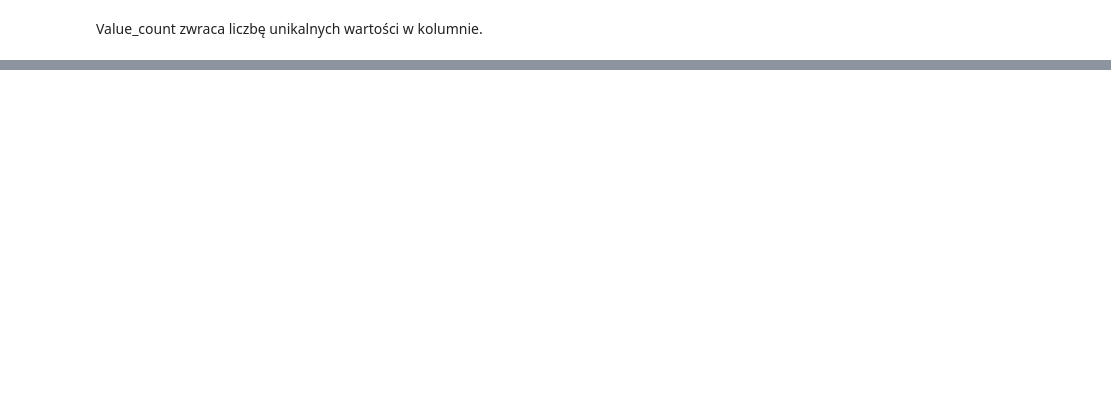
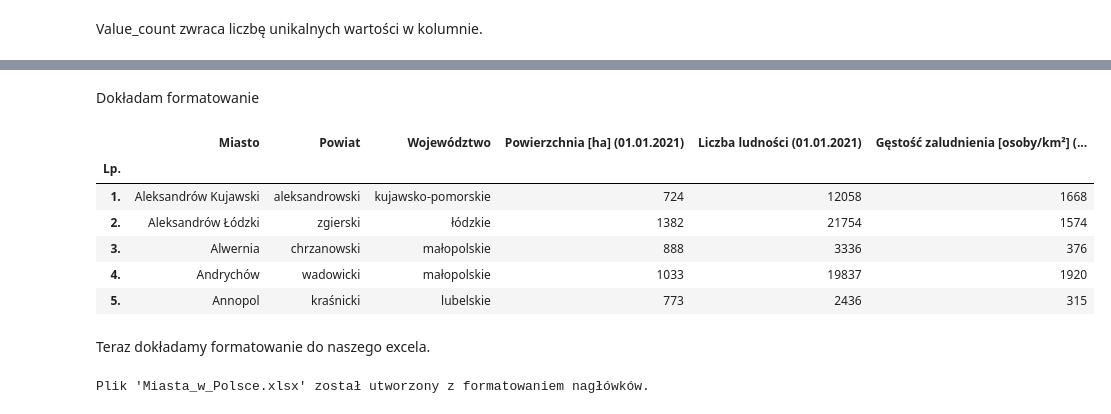
Before and after one commit to seweryn-mlodawski/jupitery, a Jupyter notebook: practice_8.ipynb, the cells around one changed output, grey strips where cells are left out. Cells and saved outputs as stored; diff of their text form; code cells hidden in the pictures; blank space fills up the shorter version.

```diff
--- a/practice_8.ipynb
+++ b/practice_8.ipynb
@@ -375,0 +858,23 @@ Successfully installed MarkupSafe-3.0.3 jinja2-3.1.6
+# %%
+import pandas as pd
+import requests
+
+url = 'https://pl.wikipedia.org/wiki/Miasta_w_Polsce_(statystyki)'
+
+# 1. Definiujemy "tożsamość" przeglądarki (User-Agent)
+headers = {
+    "User-Agent": "Mozilla/5.0 (Windows NT 10.0; Win64; x64) AppleWebKit/537.36 (KHTML, like Gecko) Chrome/91.0.4472.124 Safari/537.36"
+} # ważne, aby strona nas nie zablokowała jako bota podszywamy sie pod prawdziwą przeglądarkę
+
+# 2. Pobieramy zawartość strony za pomocą requests
+response = requests.get(url, headers=headers)
+
+# 3. Przekazujemy tekst strony (HTML) do Pandas
+# Zamiast adresu URL, podajemy response.text
+tabele = pd.read_html(response.text)
+
+print(f"Sukces! Znalazłem {len(tabele)} tabel(ę).")
+
+# Wybieramy pierwszą tabelę
+miasta_df = tabele[0]
+display(miasta_df.head())
@@ -375,0 +889,42 @@ Successfully installed MarkupSafe-3.0.3 jinja2-3.1.6
+# %% [markdown]
+Dokładam formatowanie
+# %%
+#Formatowanie kolumny Lp.
+miasta_df.index = [f"{i}." for i in range(1, len(miasta_df) + 1)]
+miasta_df.index.name = 'Lp.'
+
+display(miasta_df.head())
+# %% [output]
+|  | Miasto | Powiat | Województwo | Powierzchnia [ha] (01.01.2021) | Liczba ludności (01.01.2021) | Gęstość zaludnienia [osoby/km²] (... |
+| Lp. |  |  |  |  |  |  |
+| 1. | Aleksandrów Kujawski | aleksandrowski | kujawsko-pomorskie | 724 | 12058 | 1668 |
+| 2. | Aleksandrów Łódzki | zgierski | łódzkie | 1382 | 21754 | 1574 |
+| 3. | Alwernia | chrzanowski | małopolskie | 888 | 3336 | 376 |
+| 4. | Andrychów | wadowicki | małopolskie | 1033 | 19837 | 1920 |
+| 5. | Annopol | kraśnicki | lubelskie | 773 | 2436 | 315 |
+# %% [markdown]
+Teraz dokładamy formatowanie do naszego excela.
+# %%
+with pd.ExcelWriter('Miasta_w_Polsce.xlsx', engine='xlsxwriter') as writer:
+    # Zapisujemy główny DataFrame
+    miasta_df.to_excel(writer, sheet_name='Ranking Miast', index=True) #index=True aby zapisywać indeks
+
+    workbook  = writer.book
+    worksheet = writer.sheets['Ranking Miast']
+
+    #Tworzenie formatu dla nagłówków pogrubienie i środkowanie
+    header_format = workbook.add_format({
+        'bold': True,
+        'text_wrap': True,
+        'valign': 'center',
+        'align': 'center',
+        'border': 1
+    })
+    # Zastosowanie formatu do nagłówków
+    for col_num, value in enumerate(miasta_df.columns.values):
+        worksheet.write(0, col_num + 1, value, header_format)  # +1 bo indeksy w Excelu zaczynają się od 1 dla kolumny B
+
+print("Plik 'Miasta_w_Polsce.xlsx' został utworzony z formatowaniem nagłówków.")
+os.startfile('Miasta_w_Polsce.xlsx')
+# %% [output]
+Plik 'Miasta_w_Polsce.xlsx' został utworzony z formatowaniem nagłówków.
```
Also changed, not shown: parts of 47 cells of this notebook, 6 other files.
